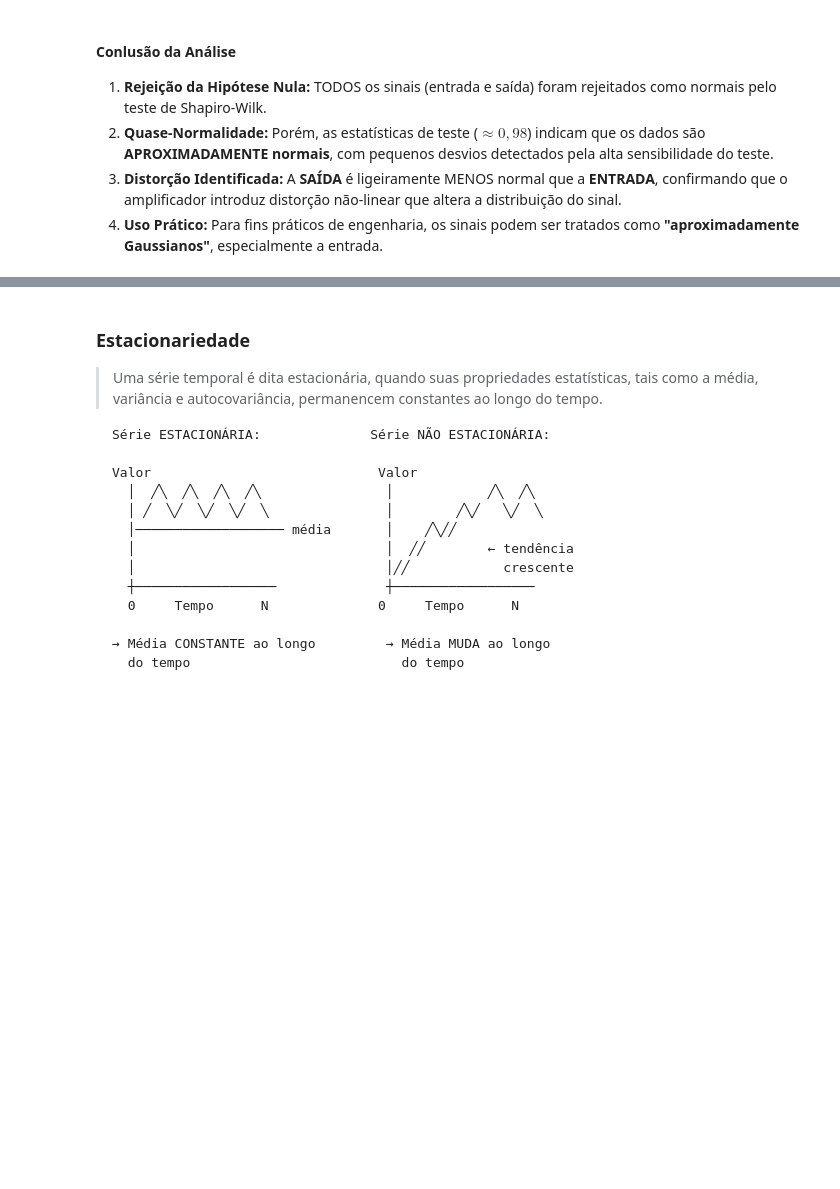
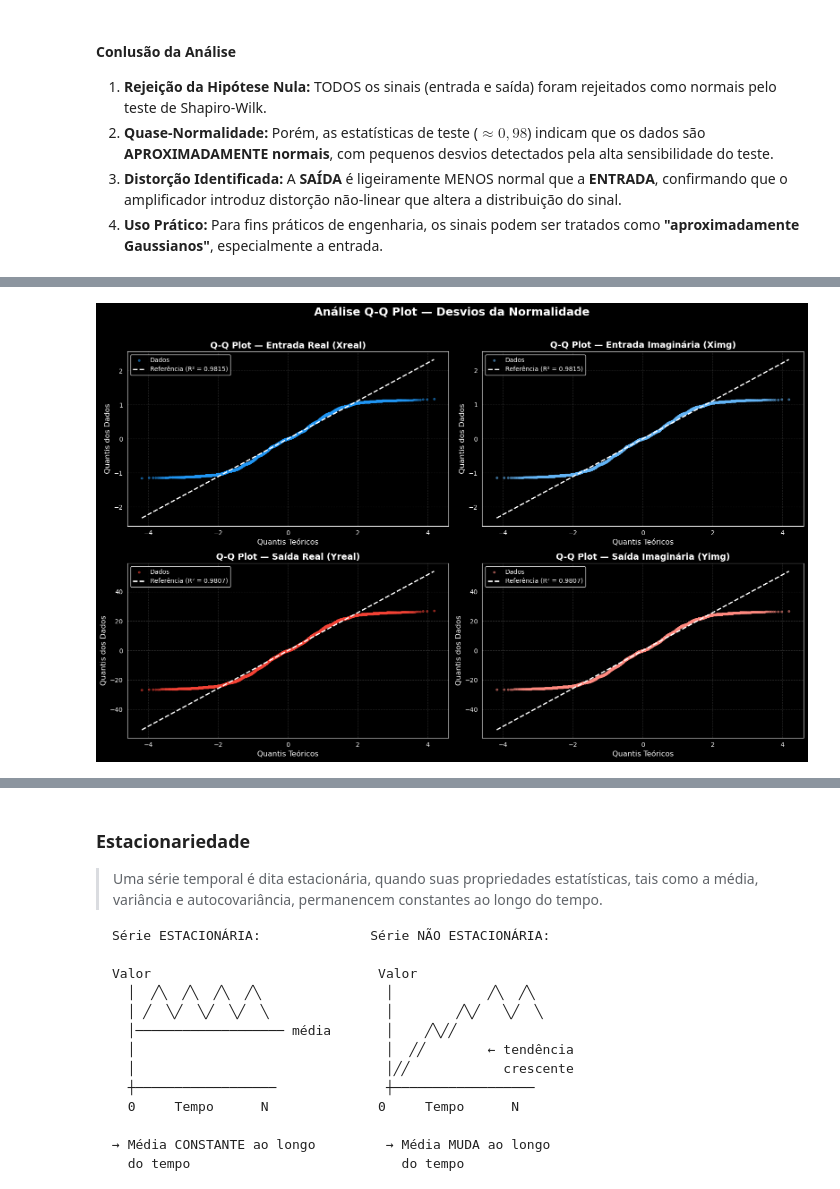
Before and after one commit to IsaacKosloski/varmax-study, a Jupyter notebook: notebooks/Processamento_de_sinais_IQ_e_VARMAX.ipynb, the cells around one changed output, grey strips where cells are left out. Drawn from its saved outputs; the diff is of its cells as text; code cells hidden in the pictures; blank space fills up the shorter version.

```diff
--- a/notebooks/Processamento_de_sinais_IQ_e_VARMAX.ipynb
+++ b/notebooks/Processamento_de_sinais_IQ_e_VARMAX.ipynb
@@ -937,0 +979,73 @@ analise_normalidade_completa(df_output["Yimg"],  "Saída Imaginária (Yimg)")
+# %%
+from scipy.stats import probplot
+
+def plot_qq(df_input, df_output, dark_mode=True, figsize=(16, 10)):
+    """
+    Plota Q-Q Plots para todos os sinais (Entrada e Saída,
+    partes Real e Imaginária).
+
+    Parameters:
+    -----------
+    df_input   : pd.DataFrame -> DataFrame com 'Xreal' e 'Ximg'
+    df_output  : pd.DataFrame -> DataFrame com 'Yreal' e 'Yimg'
+    dark_mode  : bool         -> Ativar fundo preto
+    figsize    : tuple        -> Tamanho da figura
+    """
+
+    if dark_mode:
+        plt.style.use('dark_background')
+        text_color = 'white'
+        point_color = ['#2196F3', '#64B5F6', '#f44336', '#FF8A80']
+        line_color = '#FFFFFF'
+    else:
+        plt.style.use('default')
+        text_color = 'black'
+        point_color = ['#2196F3', '#64B5F6', '#f44336', '#FF8A80']
+        line_color = 'red'
+
+    config = [
+        {"data": df_input["Xreal"],  "title": "Q-Q Plot — Entrada Real (Xreal)"},
+        {"data": df_input["Ximg"],   "title": "Q-Q Plot — Entrada Imaginária (Ximg)"},
+        {"data": df_output["Yreal"], "title": "Q-Q Plot — Saída Real (Yreal)"},
+        {"data": df_output["Yimg"],  "title": "Q-Q Plot — Saída Imaginária (Yimg)"},
+    ]
+
+    fig, axes = plt.subplots(2, 2, figsize=figsize)
+    axes = axes.flatten()
+
+    for ax, cfg, pc in zip(axes, config, point_color):
+
+        # Gera o Q-Q Plot
+        (osm, osr), (slope, intercept, r) = probplot(cfg["data"], dist="norm")
+
+        # Plota os pontos
+        ax.scatter(osm, osr, color=pc, alpha=0.5, s=10, label='Dados')
+
+        # Plota a linha de referência (diagonal)
+        ax.plot(osm, slope * osm + intercept,
+                color=line_color, linewidth=2,
+                linestyle='--', label=f'Referência (R² = {r**2:.4f})')
+
+        # Estilo
+        ax.set_title(cfg["title"], fontsize=14, fontweight='bold', color=text_color)
+        ax.set_xlabel('Quantis Teóricos', color=text_color, fontsize=12)
+        ax.set_ylabel('Quantis dos Dados', color=text_color, fontsize=12)
+        ax.legend(fontsize=10, facecolor='black' if dark_mode else 'white',
+                  edgecolor='white' if dark_mode else 'black',
+                  labelcolor=text_color)
+        ax.grid(True, linestyle='--', alpha=0.2)
+
+    plt.suptitle('Análise Q-Q Plot — Desvios da Normalidade',
+                 fontsize=18, fontweight='bold', color=text_color, y=1.02)
+    plt.tight_layout()
+    plt.show()
+
+    plt.style.use('default')
+
+# Uso:
+plot_qq(df_input, df_output)
+
+# Fundo branco:
+# plot_qq(df_input, df_output, dark_mode=False)
+# %% [output]
+[figure, added]
```
Also changed, not shown: parts of 23 cells of this notebook.
